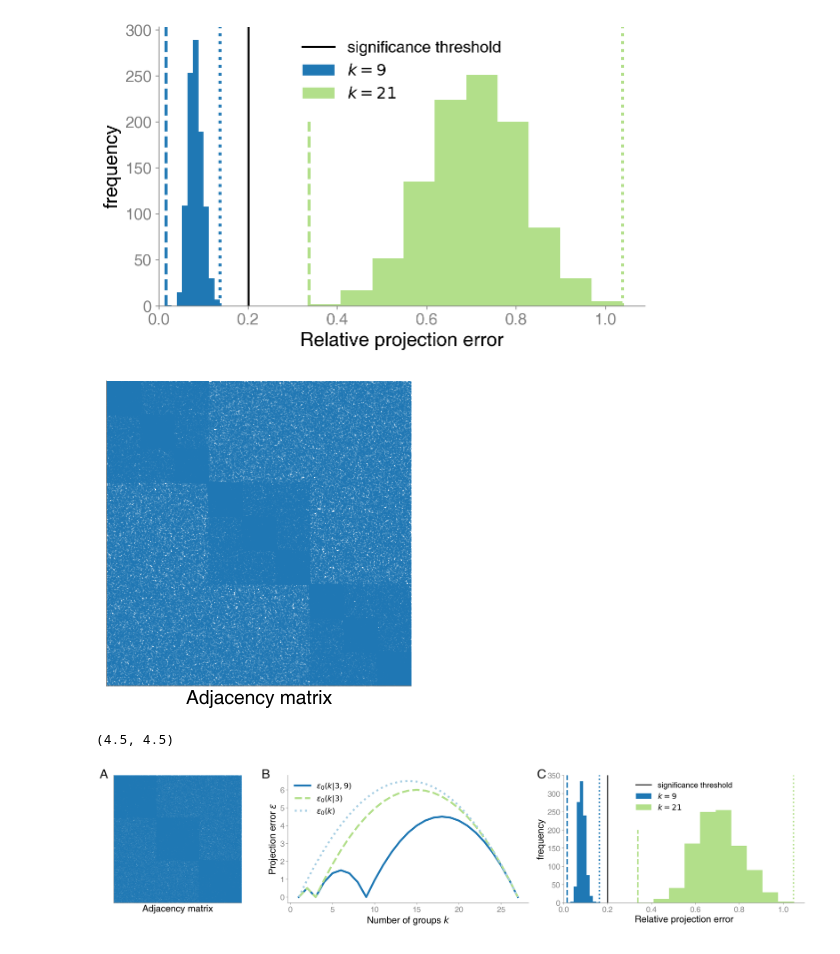
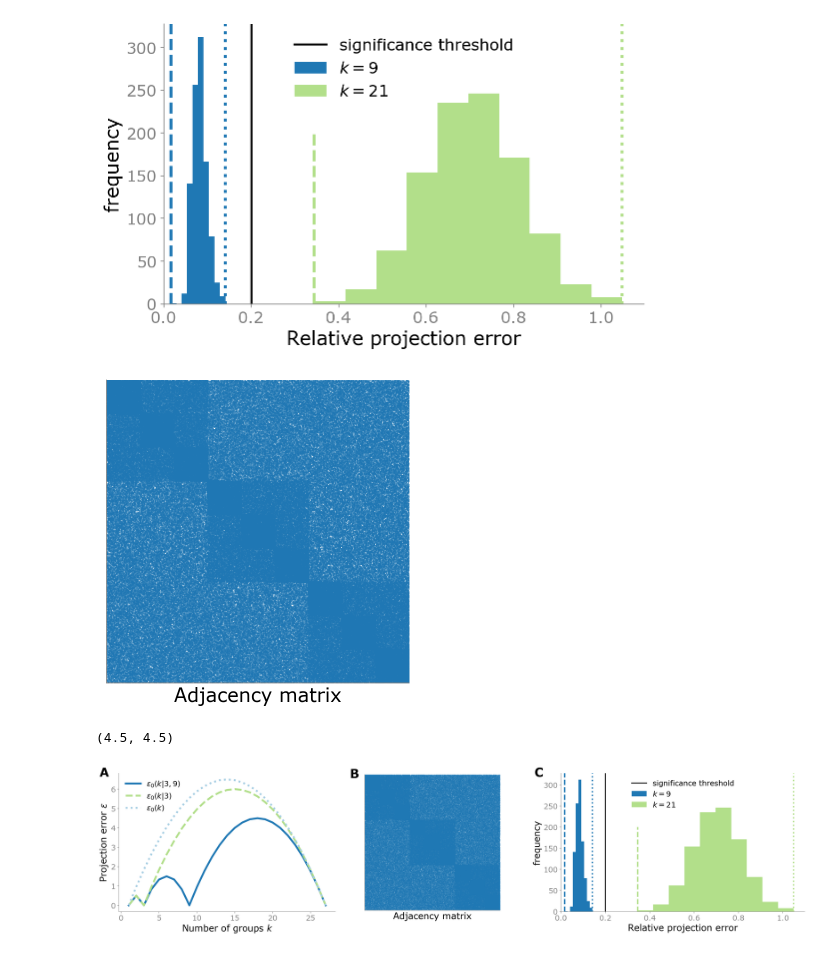
Before and after one commit to michaelschaub/HierarchicalCommunityDetection, a Jupyter notebook: code/Figure7.ipynb, the cells around one changed output. Drawn from its saved outputs; the diff is of its cells as text; code cells hidden in the pictures.

```diff
--- a/code/Figure7.ipynb
+++ b/code/Figure7.ipynb
@@ -28,7 +28,7 @@ color2 = '#a6cee3'
 plt.rc('figure', figsize=(8, 5))
 plt.rc('font', size=16)
 plt.rc('font', family='sans-serif')
-plt.rcParams['font.sans-serif'] = 'helvetica'
+plt.rcParams['font.sans-serif'] = 'verdana'
 plt.rcParams['lines.linewidth'] = 4
 plt.rcParams['axes.spines.right'] = False
 plt.rcParams['axes.spines.top'] = False
@@ -49,0 +45,7 @@ selected == []  []
+# %%
+parameters = {}
+parameters['reps'] = 10
+parameters['noise'] = 2e-2
+parameters['BHnorm'] = False
+parameters['Lnorm'] = False
+hier = inference.infer_hierarchy(A, parameters=parameters)
@@ -71,4 +80,4 @@ Ks = [9, 21]
 partition = hier[0]
 Eagg, Nagg = partition.count_links_between_groups(A)
 Aagg = Eagg / Nagg
-partition_list, all_errors = inference.identify_next_level(Aagg, Ks, reps=1000)
+partition_list, all_errors = inference.identify_next_level(Aagg, Ks, reps=1000, norm=False)
@@ -94,7 +105,7 @@ plt.legend(frameon=False, loc=9)
 plt.tight_layout()
 plt.savefig('perturbation_errors.pdf')
 # %% [output]
-[figure, old version]
+[figure, new version]
 # %%
 fig = plt.figure(figsize=(5, 5))
 plt.spy(A, ms=.05, rasterized=True)
@@ -104,28 +115,20 @@ plt.xlabel('Adjacency matrix')
 plt.tight_layout()
 fig.savefig('spy_A333.pdf', dpi=100)
 # %% [output]
-[figure, old version]
+[figure, new version]
 # %%
 err1[8], err1[20]
 # %% [output]
 (4.5, 4.5)
 # %%
-fig = plt.figure(figsize=(21, 5)) #, constrained_layout=True)
-widths = [5, 8, 8]
+fig = plt.figure(figsize=(21, 5))
+widths = [8, 5, .1, 9]
 heights = [5]
-spec5 = fig.add_gridspec(ncols=3, nrows=1, width_ratios=widths,
+spec5 = fig.add_gridspec(ncols=4, nrows=1, width_ratios=widths,
                            height_ratios=heights)
 row = 0
+
 col=0
-ax = fig.add_subplot(spec5[row, col])
-
-plt.spy(A, ms=.05, rasterized=True, color=color0)
-plt.xticks([])
-plt.yticks([])
-plt.xlabel('Adjacency matrix')
-ax.annotate('A', (-0.11, 1), xycoords='axes fraction', va='center', size=26, weight='bold')
-
-col=1
 ax = fig.add_subplot(spec5[row, col])
 # plot expected error
 errs = []
@@ -141,32 +144,50 @@ plt.plot(x, err0, ':', color=color2)
 plt.xlabel(r'Number of groups $k$')
 plt.ylabel(r'Projection error $\epsilon$')
 plt.legend([r'$\epsilon_0(k|3,9)$',r'$\epsilon_0(k|3)$',r'$\epsilon_0(k)$'], frameon=False)
+ax.annotate('A', (-0.09, 1), xycoords='axes fraction', va='center', size=26, weight='bold')
+
+col=1
+ax = fig.add_subplot(spec5[row, col])
+
+plt.spy(A, ms=.05, rasterized=True, color=color0)
+plt.xticks([])
+plt.yticks([])
+plt.xlabel('Adjacency matrix')
 ax.annotate('B', (-0.11, 1), xycoords='axes fraction', va='center', size=26, weight='bold')
 
 col=2
+ax = fig.add_subplot(spec5[row, col])
+# ax.set_visible = False
+ax.set_xticks([])
+ax.set_yticks([])
+ax.spines['left'].set_visible(False)
+ax.spines['bottom'].set_visible(False)
+
+col=3
 ax = fig.add_subplot(spec5[row, col])
 
 norm_errors = np.copy(all_errors)
 norm_errors[0] /= exp_err0
 norm_errors[1] /= exp_err1
 exp_err0 = err1[Ks[0]-1]
 exp_err1 = err1[Ks[1]-1]
 max_error0 = np.max(norm_errors[0])
 max_error1 = np.max(norm_errors[1])
 plt.hist(norm_errors[0], color=color0, label=f'$k={Ks[0]}$')
 plt.hist(norm_errors[1], color=color1, label=f'$k={Ks[1]}$')
 plt.axvline(max_error0, ls=':', color=color0, lw=3)
 plt.axvline(max_error1, ls=':', color=color1, lw=3)
 plt.axvline(norm_errors[0][-1], ls='--', color=color0, lw=3)
 plt.plot([norm_errors[1][-1],norm_errors[1][-1]], [0,200], ls='--', color=color1, lw=3)
 plt.axvline(0.2, color='k', lw=2, label='significance threshold')
 plt.xlim(0,max_error1+0.05)
 plt.xlabel('Relative projection error')
 plt.ylabel('frequency')
 plt.legend(frameon=False, loc=9)
 ax.annotate('C', (-0.11, 1), xycoords='axes fraction', va='center', size=26, weight='bold')
 
-fig.tight_layout()
+fig.tight_layout(pad=0.1)
 plt.savefig('model_select.pdf')
+plt.savefig('model_select.svg')
 # %% [output]
-[figure, old version]
+[figure, new version]
```
Also changed, not shown: parts of 5 cells of this notebook.
